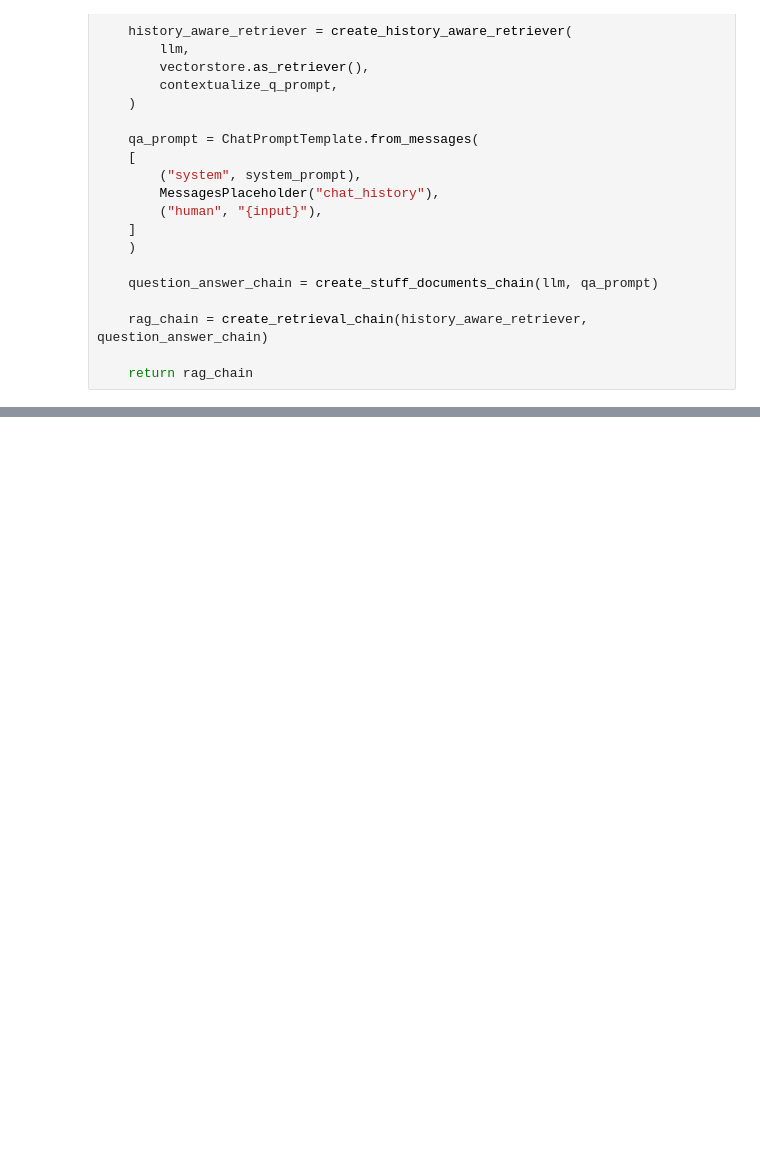
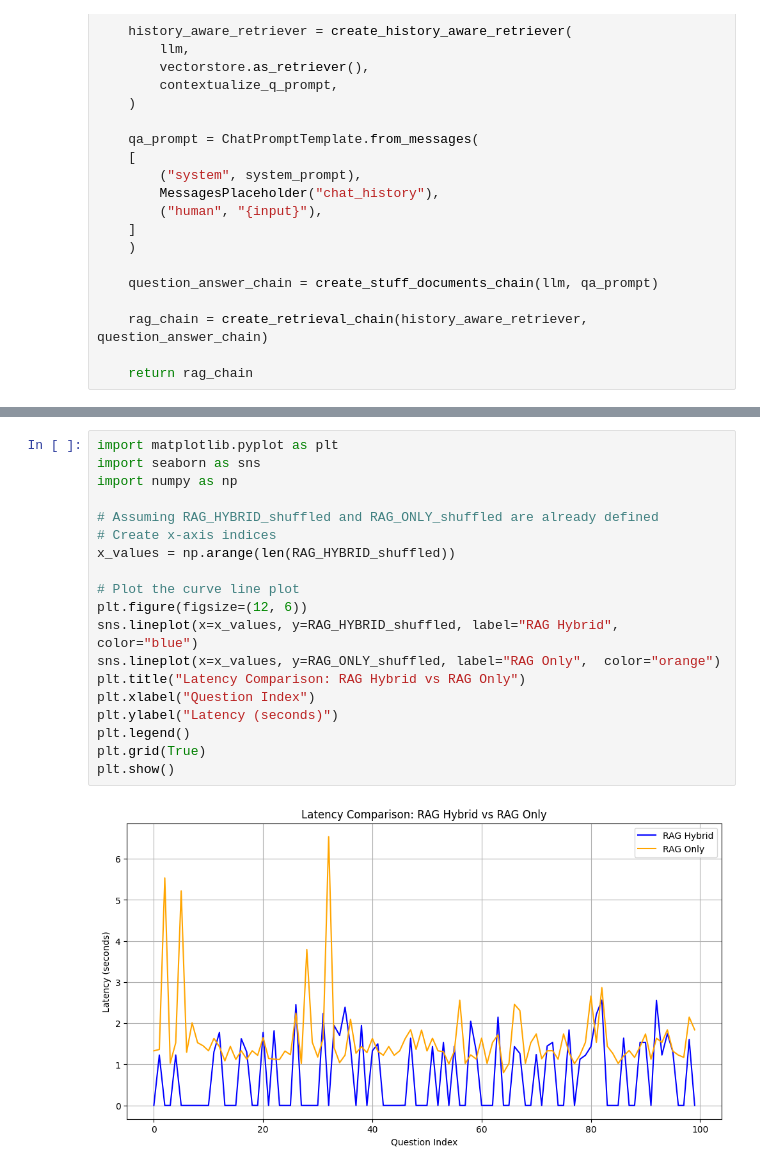
Before and after one commit to kabirolawore/optimized_rag, a Jupyter notebook: latency.ipynb, the cells around one changed output, grey strips where cells are left out. Drawn from its saved outputs; the diff is of its cells as text; blank space fills up the shorter version.

```diff
--- a/latency.ipynb
+++ b/latency.ipynb
@@ -219,0 +442,21 @@ AttributeError: st.session_state has no attribute "chat_history". Did you forget
+# %%
+import matplotlib.pyplot as plt
+import seaborn as sns
+import numpy as np
+
+# Assuming RAG_HYBRID_shuffled and RAG_ONLY_shuffled are already defined
+# Create x-axis indices
+x_values = np.arange(len(RAG_HYBRID_shuffled))
+
+# Plot the curve line plot
+plt.figure(figsize=(12, 6))
+sns.lineplot(x=x_values, y=RAG_HYBRID_shuffled, label="RAG Hybrid", color="blue")
+sns.lineplot(x=x_values, y=RAG_ONLY_shuffled, label="RAG Only",  color="orange")
+plt.title("Latency Comparison: RAG Hybrid vs RAG Only")
+plt.xlabel("Question Index")
+plt.ylabel("Latency (seconds)")
+plt.legend()
+plt.grid(True)
+plt.show()
+# %% [output]
+[figure, added]
```
Also changed, not shown: parts of 24 cells of this notebook.
